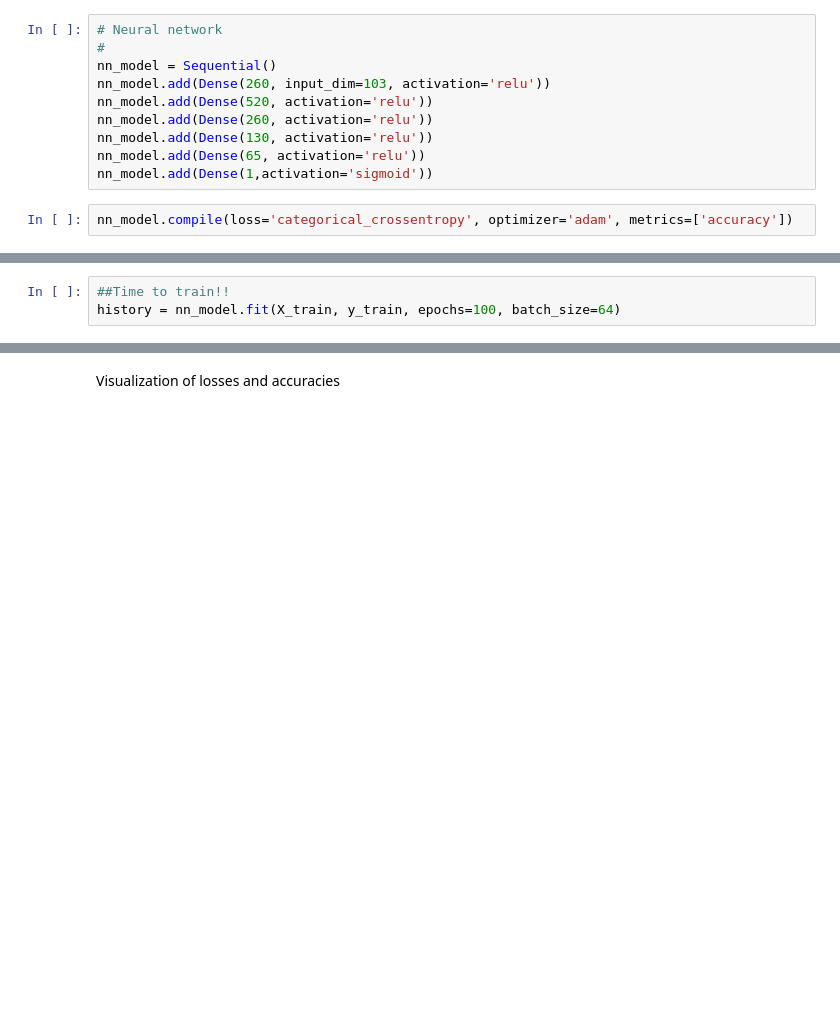
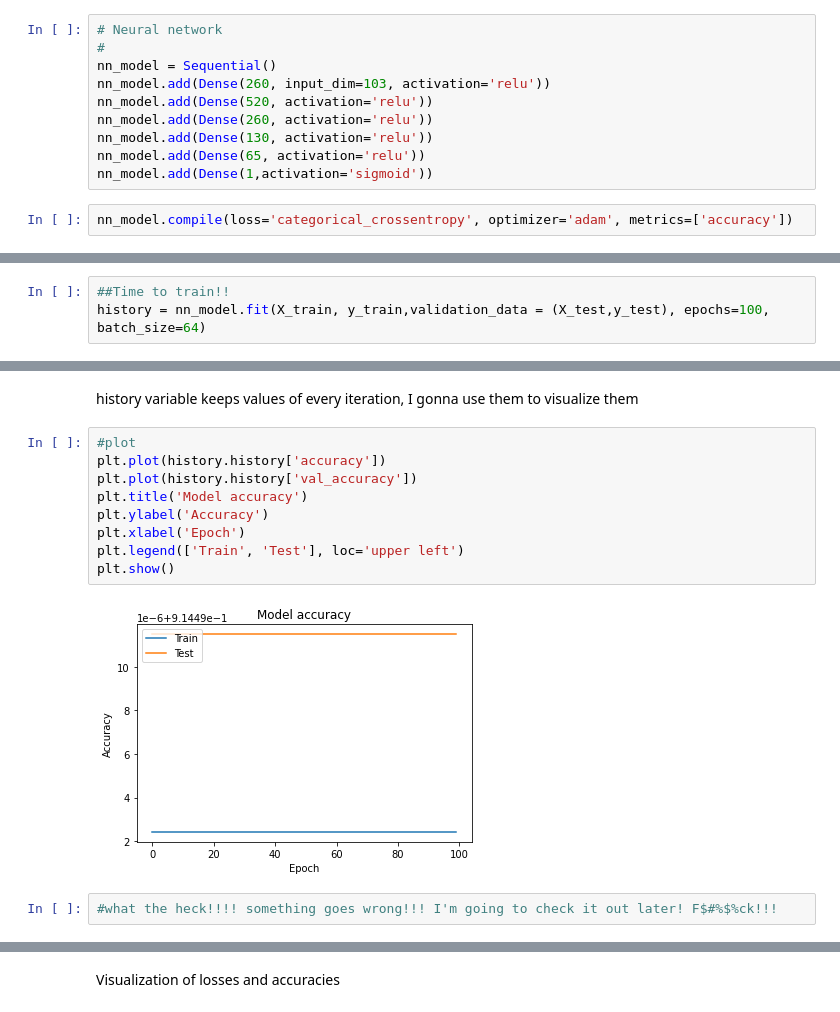
Before and after one commit to hmorales21/Patient-survival-prediction, a Jupyter notebook: notebooks/ps_prediction_modelling.ipynb, the cells around one changed output, grey strips where cells are left out. Saved outputs shown, nothing was run; the diff lists cells and outputs as text; blank space fills up the shorter version.

```diff
--- a/notebooks/ps_prediction_modelling.ipynb
+++ b/notebooks/ps_prediction_modelling.ipynb
@@ -86,5 +101,5 @@ nn_model.compile(loss='categorical_crossentropy', optimizer='adam', metrics=['ac
 # %%
 ##Time to train!!
-history = nn_model.fit(X_train, y_train, epochs=100, batch_size=64)
+history = nn_model.fit(X_train, y_train,validation_data = (X_test,y_test), epochs=100, batch_size=64)
 # %% [output]
 Epoch 1/100
@@ -107,3 +122,18 @@ Epoch 100/100
+# %% [markdown]
+history variable keeps values of every iteration, I gonna use them to visualize them
+# %%
+#plot
+plt.plot(history.history['accuracy'])
+plt.plot(history.history['val_accuracy'])
+plt.title('Model accuracy')
+plt.ylabel('Accuracy')
+plt.xlabel('Epoch')
+plt.legend(['Train', 'Test'], loc='upper left')
+plt.show()
+# %% [output]
+[figure, added]
+# %%
+#what the heck!!!! something goes wrong!!! I'm going to check it out later! F$#%$%ck!!!
 # %%
 #predicting
 y_pred = nn_model.predict(X_test)
```
Also changed, not shown: parts of 10 cells of this notebook.
